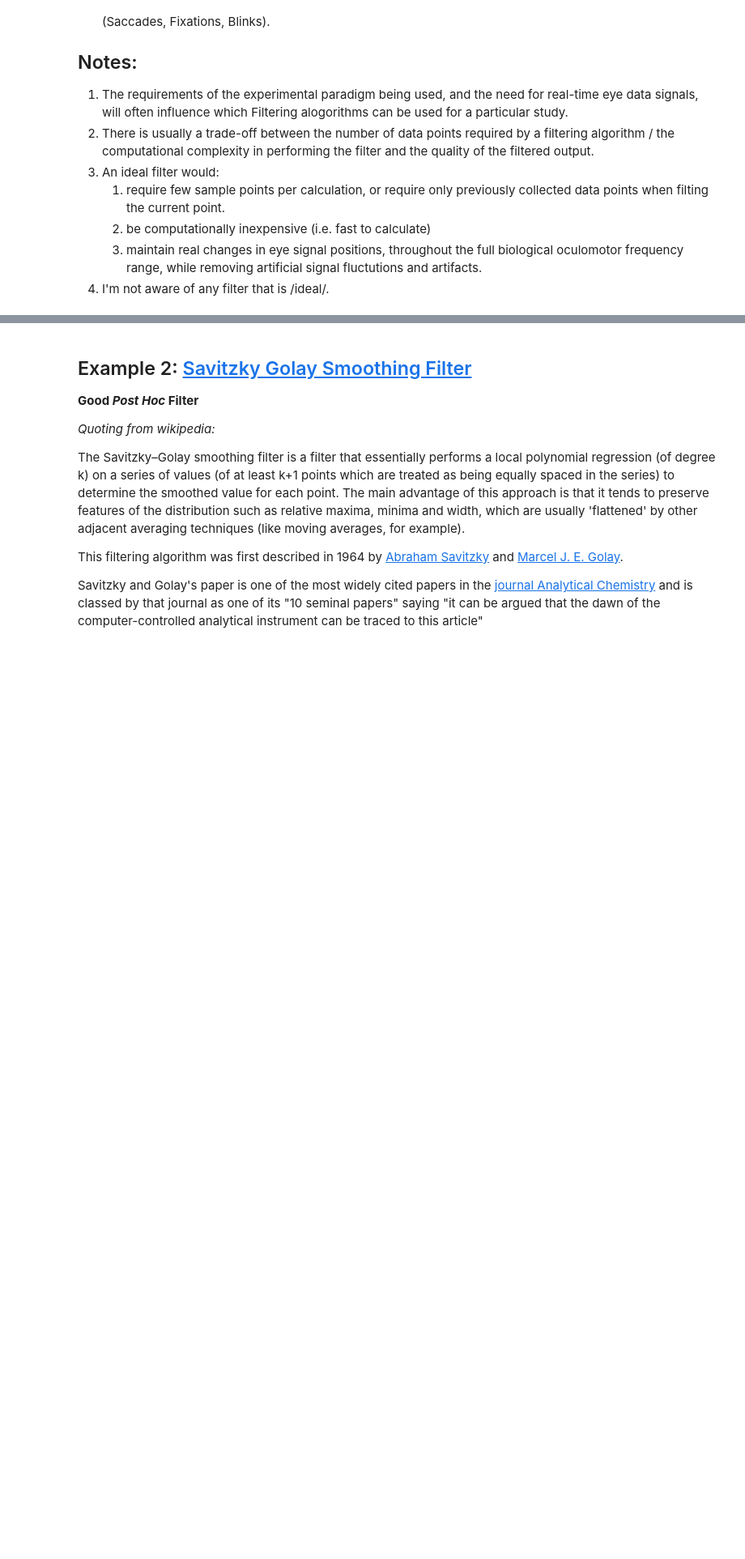
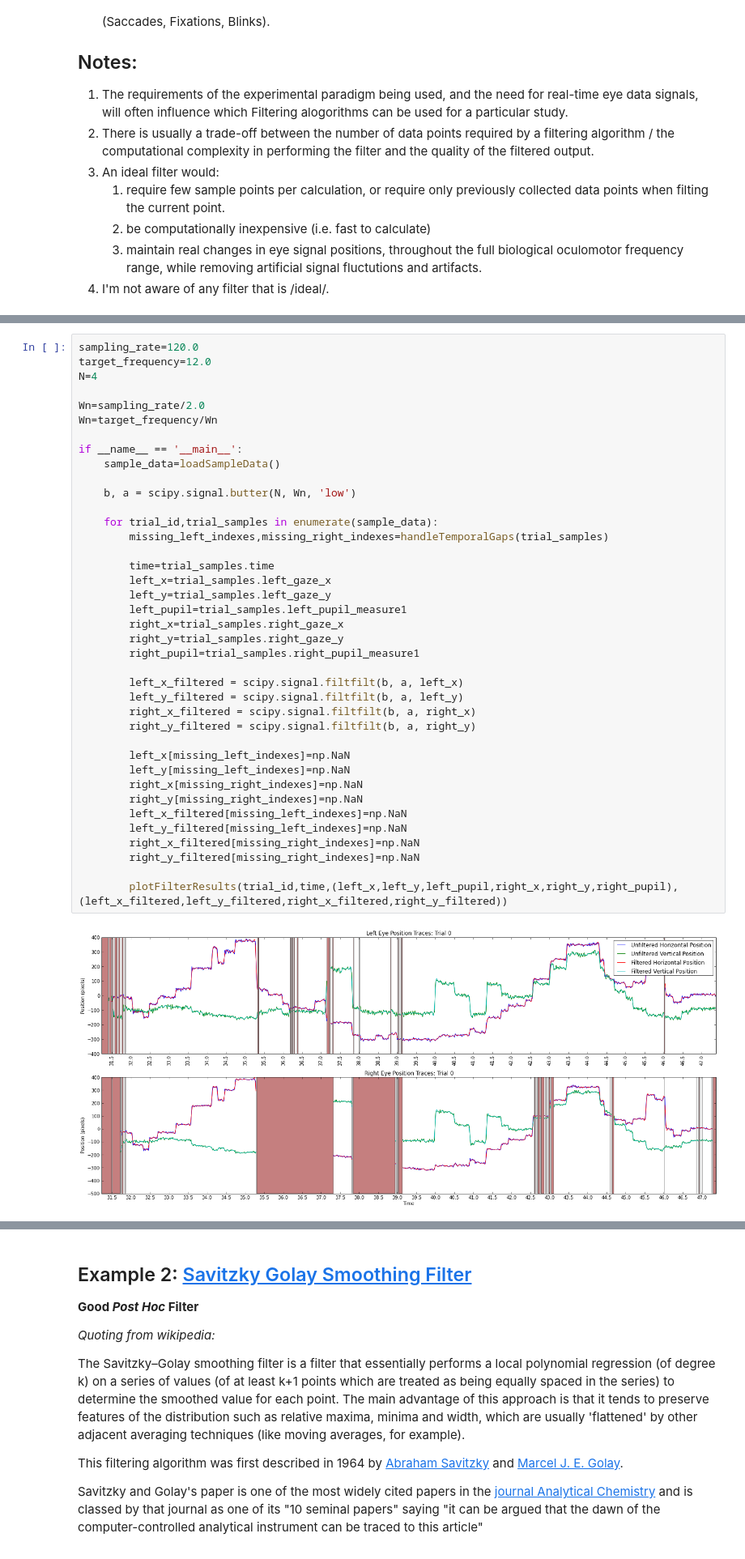
Before and after one commit to isolver/ECEM13_PyET, a Jupyter notebook: notebooks/Eye Data Processing - Sample Noise Reduction.ipynb, the cells around one changed output, grey strips where cells are left out. Shown at 81% size. Saved outputs shown, nothing was run; the diff lists cells and outputs as text; blank space fills up the shorter version.

Commit message:
removed interpolated samples during data loss

```diff
--- a/notebooks/Eye Data Processing - Sample Noise Reduction.ipynb
+++ b/notebooks/Eye Data Processing - Sample Noise Reduction.ipynb
@@ -22,0 +177,41 @@ SyntaxError: invalid syntax (<ipython-input-9-d697675ba635>, line 1)
+# %%
+sampling_rate=120.0
+target_frequency=12.0
+N=4
+
+Wn=sampling_rate/2.0
+Wn=target_frequency/Wn
+
+if __name__ == '__main__':
+    sample_data=loadSampleData()
+
+    b, a = scipy.signal.butter(N, Wn, 'low')
+
+    for trial_id,trial_samples in enumerate(sample_data):
+        missing_left_indexes,missing_right_indexes=handleTemporalGaps(trial_samples)
+
+        time=trial_samples.time
+        left_x=trial_samples.left_gaze_x
+        left_y=trial_samples.left_gaze_y
+        left_pupil=trial_samples.left_pupil_measure1
+        right_x=trial_samples.right_gaze_x
+        right_y=trial_samples.right_gaze_y
+        right_pupil=trial_samples.right_pupil_measure1
+
+        left_x_filtered = scipy.signal.filtfilt(b, a, left_x)
+        left_y_filtered = scipy.signal.filtfilt(b, a, left_y)
+        right_x_filtered = scipy.signal.filtfilt(b, a, right_x)
+        right_y_filtered = scipy.signal.filtfilt(b, a, right_y)
+
+        left_x[missing_left_indexes]=np.NaN
+        left_y[missing_left_indexes]=np.NaN
+        right_x[missing_right_indexes]=np.NaN
+        right_y[missing_right_indexes]=np.NaN
+        left_x_filtered[missing_left_indexes]=np.NaN
+        left_y_filtered[missing_left_indexes]=np.NaN
+        right_x_filtered[missing_right_indexes]=np.NaN
+        right_y_filtered[missing_right_indexes]=np.NaN
+
+        plotFilterResults(trial_id,time,(left_x,left_y,left_pupil,right_x,right_y,right_pupil),(left_x_filtered,left_y_filtered,right_x_filtered,right_y_filtered))
+# %% [output]
+[figure, added]
```
Also changed, not shown: parts of 19 cells of this notebook, 1 other file.
